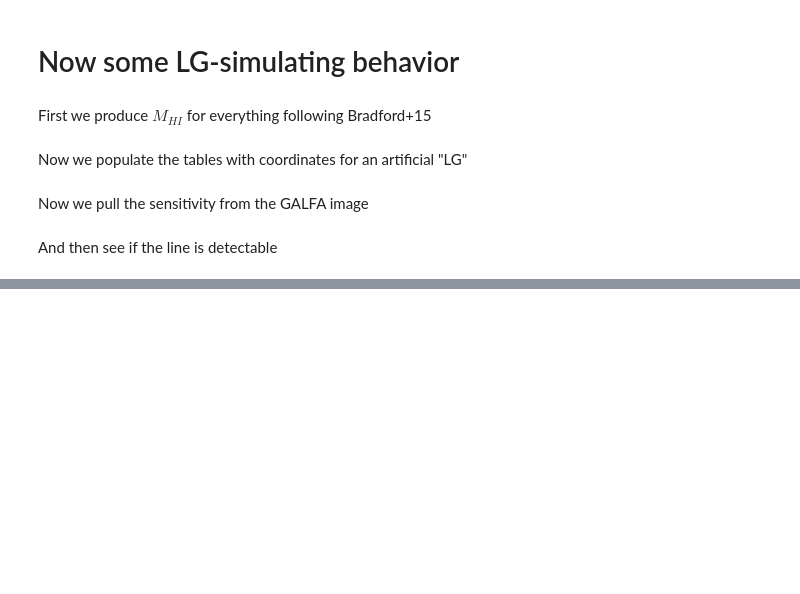
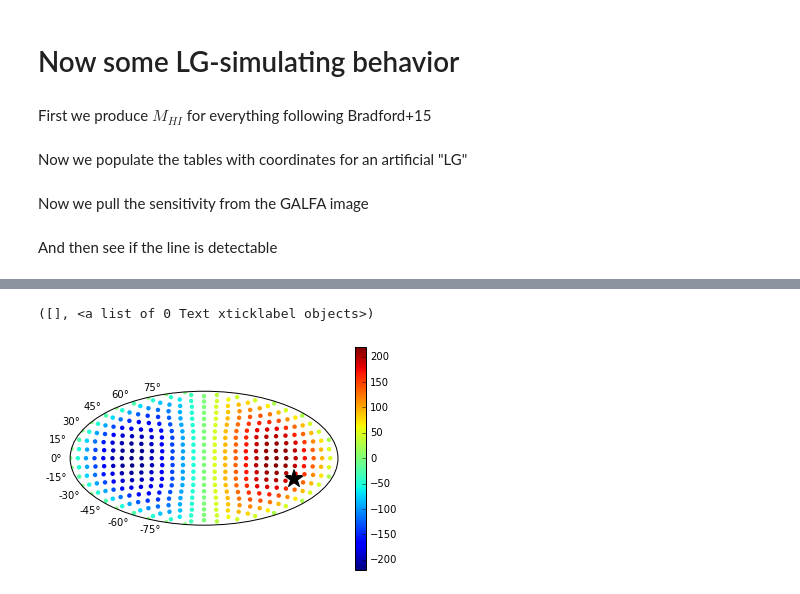
Before and after one commit to eteq/galvis, a Jupyter notebook: ELVIS-GALFA-M31.ipynb, the cells around one changed output, grey strips where cells are left out. Saved outputs shown, nothing was run; the diff lists cells and outputs as text; code cells hidden in the pictures; blank space fills up the shorter version.

```diff
--- a/ELVIS-GALFA-M31.ipynb
+++ b/ELVIS-GALFA-M31.ipynb
@@ -157,0 +202,22 @@ Venus&Serana 687.4 kpc -157.8 km / s
+# %%
+# velocities in the LSR converted to a galactic-fixed frame
+vrot = 220*u.km/u.s
+
+sc = SkyCoord(rep, frame='galactic')
+vr = sc.cartesian.y*vrot
+# %%
+def coo_to_scatter_inputs(coo):
+    x = coo.spherical.lon.wrap_at(180*u.deg).rad
+    y = coo.spherical.lat.rad
+    return np.atleast_1d(x), np.atleast_1d(y)
+# %%
+ax = plt.subplot(projection='hammer')
+scat = ax.scatter(*coo_to_scatter_inputs(sc), c=vr, lw=0)
+plt.colorbar(scat)
+
+ax.scatter(*coo_to_scatter_inputs(m31.galactic), c='k', marker='*', s=350)
+
+plt.xticks([])
+# %% [output]
+([], <a list of 0 Text xticklabel objects>)
+[figure, added]
```
Also changed, not shown: parts of 20 cells of this notebook, 1 other file.
